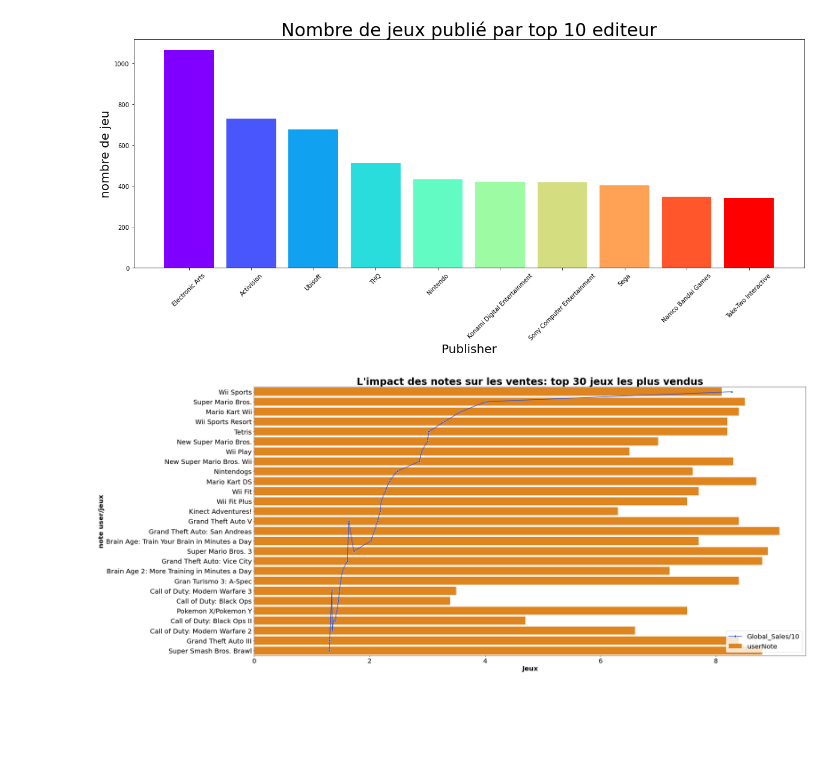
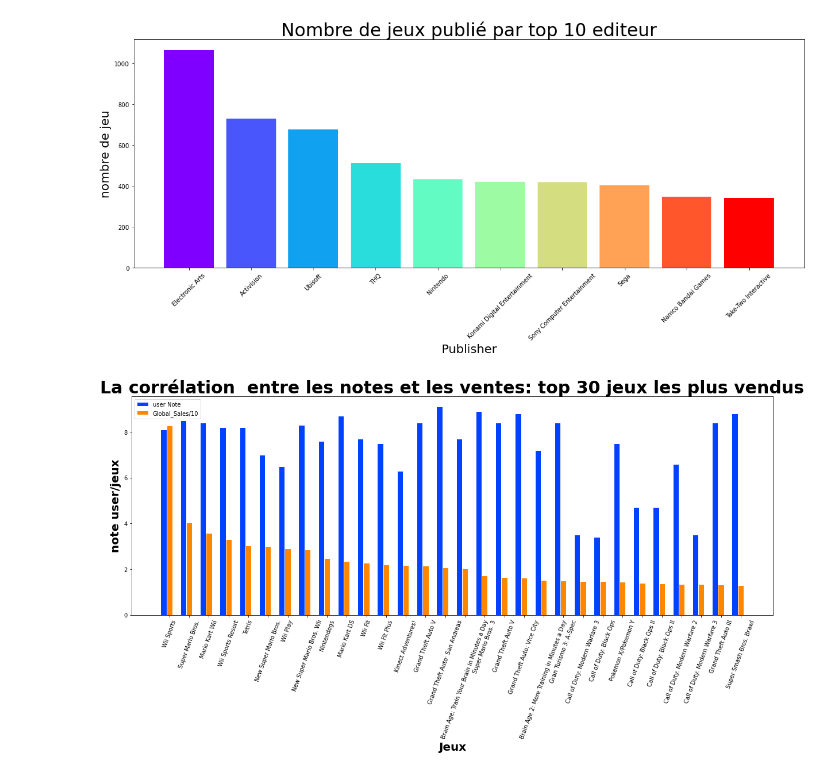
Before and after one commit to Pascal-Thai/GamingSales, a Jupyter notebook: GamingSales_DataVisualisation.ipynb, the cells around one changed output. Saved outputs shown, nothing was run; the diff lists cells and outputs as text; code cells hidden in the pictures; blank space fills up the shorter version.

```diff
--- a/GamingSales_DataVisualisation.ipynb
+++ b/GamingSales_DataVisualisation.ipynb
@@ -433,24 +433,28 @@ plt.title("Nombre de jeux publié par top 10 editeur",fontsize=30);
 # %% [output]
 [figure]
 # %%
-df_vote=df[['Name','userNote','metaNote','metaNoteQ','Global_Sales' ]].sort_values('Global_Sales', ascending=False).head(30)
-
+df_vote=df_visu[['Name','userNote','metaNote','metaNoteQ','Global_Sales' ]].sort_values('Global_Sales', ascending=False).head(30)
 z=[]
 for i in df_vote['Global_Sales']:
     z.append(i/10)
 df_vote['Global_Sales']=z
 
-fig, ax = plt.subplots(figsize=(30,15))
+barWidth = 0.30
 
-sns.lineplot(data=df_vote, y='Name', x='Global_Sales',color='#0042ff',label='Global_Sales/10',ax=ax,marker="o")
-sns.barplot(data=df_vote, y='Name', x='userNote',color='#ff8700',label='userNote',ax=ax)
+r1 = np.arange(len(df_vote['Name']))
+r2 = [x + barWidth for x in r1]
+
+
+plt.figure(figsize=(20,7))
+plt.bar(r1, df_vote['userNote'], color='#0042ff', width=barWidth, edgecolor='white', label='user Note')
+plt.bar(r2, df_vote['Global_Sales'], color='#ff8700', width=barWidth, edgecolor='white', label='Global_Sales/10')
 
 
 plt.xlabel('Jeux', fontweight='bold',fontsize=20)
 plt.ylabel('note user/jeux', fontweight='bold',fontsize=20)
-plt.title("L'impact des notes sur les ventes: top 30 jeux les plus vendus", fontweight='bold',fontsize=30);
-plt.yticks(fontsize=20)
-plt.xticks(fontsize=20)
-plt.legend(fontsize=20);
+plt.title("La corrélation  entre les notes et les ventes: top 30 jeux les plus vendus", fontweight='bold',fontsize=30);
+plt.xticks([r + barWidth for r in range(len(df_vote['Name']))], df_vote['Name'])
+plt.xticks(rotation = '70')
+plt.legend();
 # %% [output]
-[figure, old version]
+[figure, new version]
```
